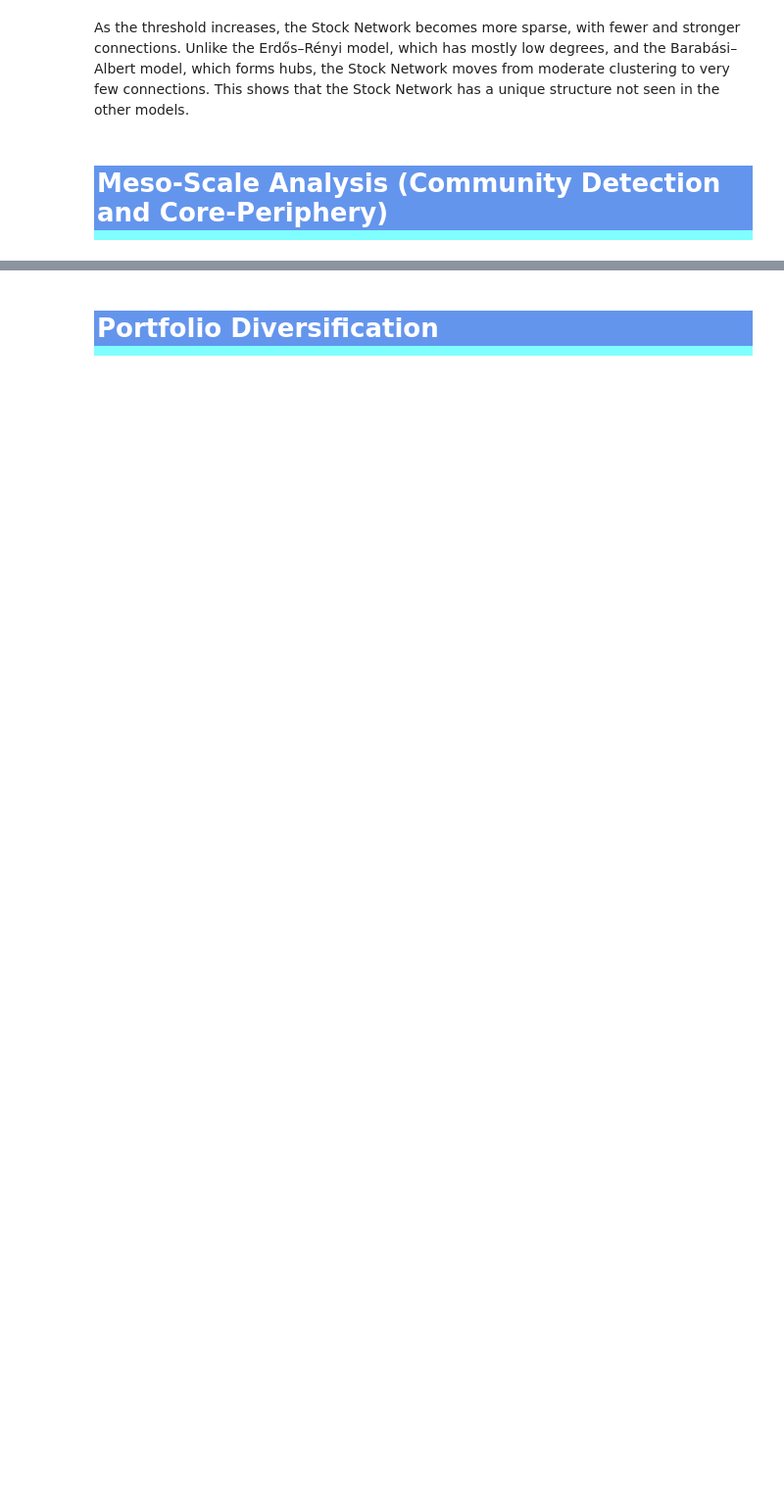
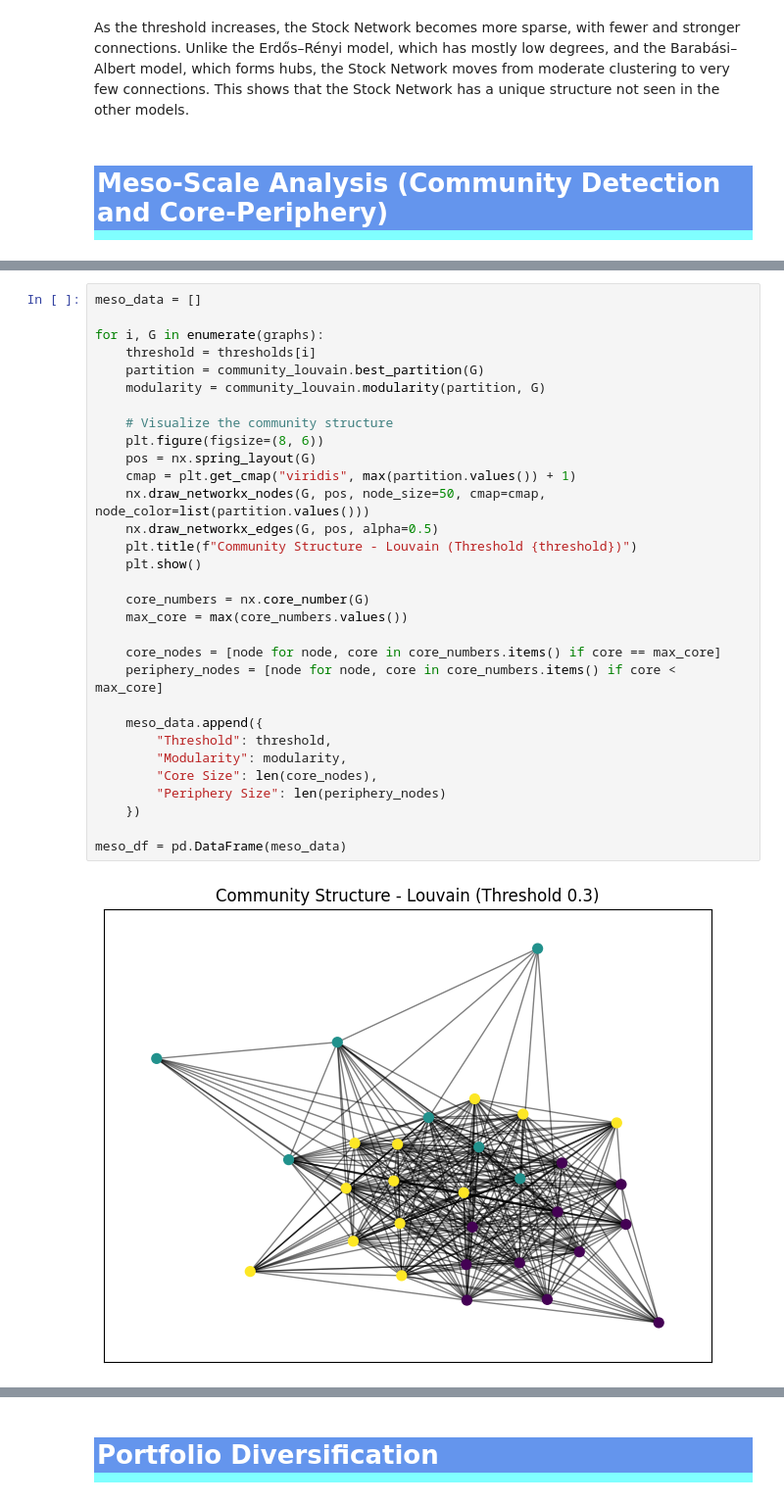
Before and after one commit to AntoineBuffandeau/Data_analysis_on_stocks, a Jupyter notebook: data_related_inn_fin.ipynb, the cells around one changed output, grey strips where cells are left out. Shown at 98% size. Drawn from its saved outputs; the diff is of its cells as text; blank space fills up the shorter version.

```diff
--- a/data_related_inn_fin.ipynb
+++ b/data_related_inn_fin.ipynb
@@ -972,0 +978,33 @@ As the threshold increases, the Stock Network becomes more sparse, with fewer an
+# %%
+meso_data = []
+
+for i, G in enumerate(graphs):
+    threshold = thresholds[i]
+    partition = community_louvain.best_partition(G)
+    modularity = community_louvain.modularity(partition, G)
+
+    # Visualize the community structure
+    plt.figure(figsize=(8, 6))
+    pos = nx.spring_layout(G)
+    cmap = plt.get_cmap("viridis", max(partition.values()) + 1)
+    nx.draw_networkx_nodes(G, pos, node_size=50, cmap=cmap, node_color=list(partition.values()))
+    nx.draw_networkx_edges(G, pos, alpha=0.5)
+    plt.title(f"Community Structure - Louvain (Threshold {threshold})")
+    plt.show()
+
+    core_numbers = nx.core_number(G)
+    max_core = max(core_numbers.values())
+
+    core_nodes = [node for node, core in core_numbers.items() if core == max_core]
+    periphery_nodes = [node for node, core in core_numbers.items() if core < max_core]
+
+    meso_data.append({
+        "Threshold": threshold,
+        "Modularity": modularity,
+        "Core Size": len(core_nodes),
+        "Periphery Size": len(periphery_nodes)
+    })
+
+meso_df = pd.DataFrame(meso_data)
+# %% [output]
+[figure, added]
```
Also changed, not shown: parts of 13 cells of this notebook, 7 other files.
